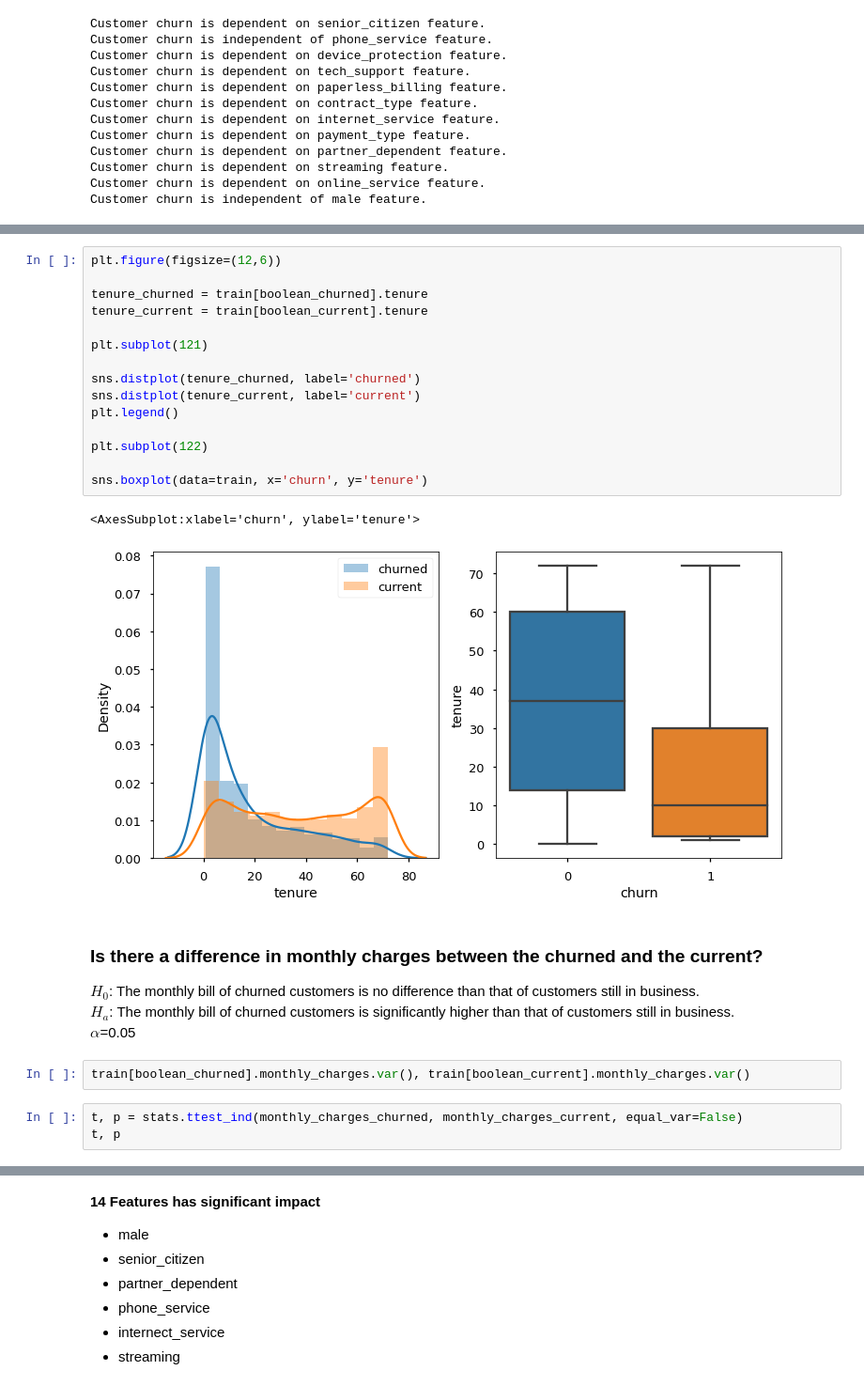
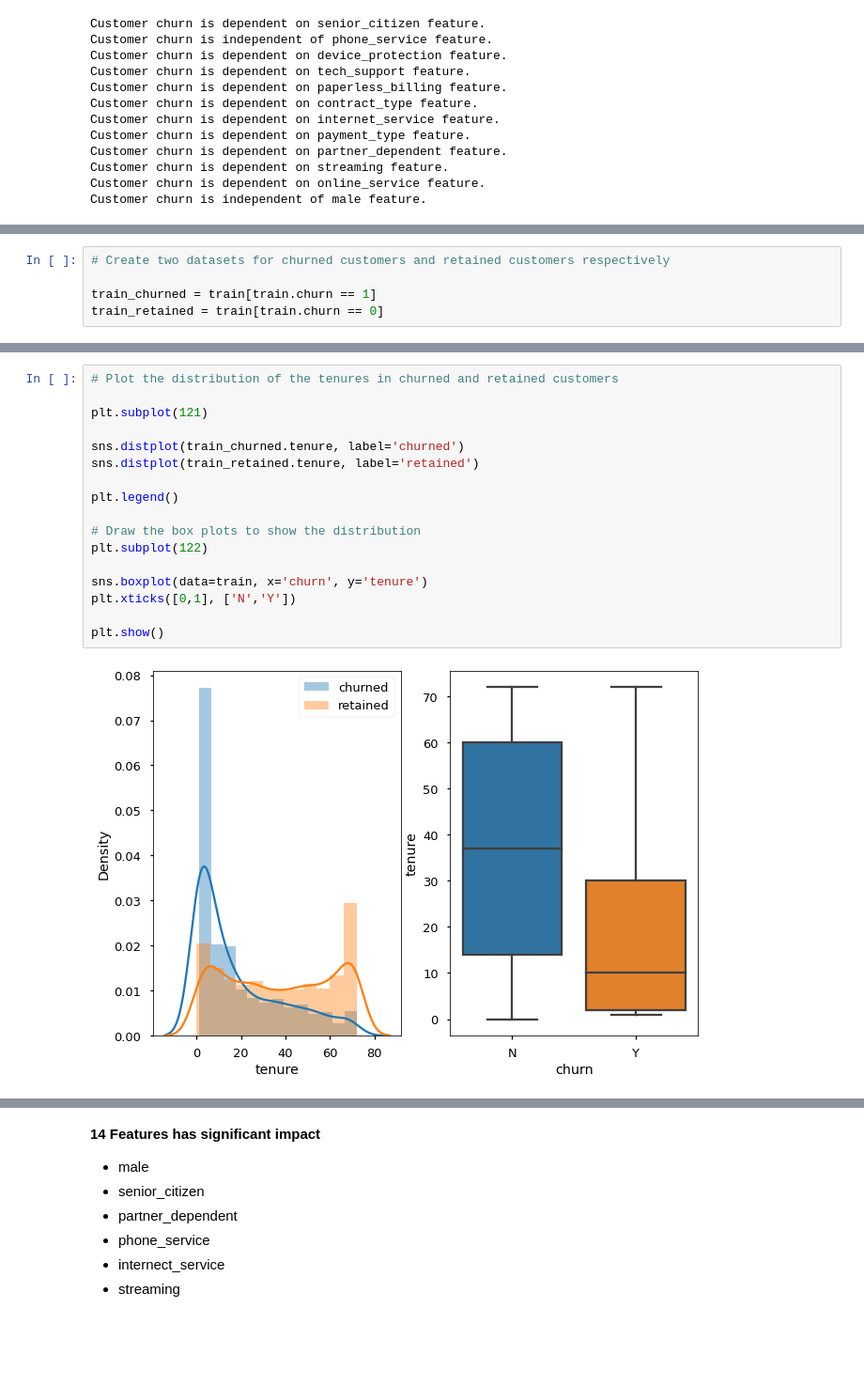
Before and after one commit to Yongliang-Shi/classification-project, a Jupyter notebook: report.ipynb, the cells around one changed output, grey strips where cells are left out. Shown at 94% size. Cells and saved outputs as stored; diff of their text form; blank space fills up the shorter version.

```diff
--- a/report.ipynb
+++ b/report.ipynb
@@ -436,3 +424,8 @@ Customer churn is independent of male feature.
     * p value
     * degrees of freedom
     * the matrix (nparray) of expected values
+# %%
+# Create two datasets for churned customers and retained customers respectively
+
+train_churned = train[train.churn == 1]
+train_retained = train[train.churn == 0]
@@ -459,28 +503,19 @@ sns.boxplot(data=train, x='churn', y='monthly_charges')
 # %%
-plt.figure(figsize=(12,6))
-
-tenure_churned = train[boolean_churned].tenure
-tenure_current = train[boolean_current].tenure
+# Plot the distribution of the tenures in churned and retained customers
 
 plt.subplot(121)
 
-sns.distplot(tenure_churned, label='churned')
-sns.distplot(tenure_current, label='current')
+sns.distplot(train_churned.tenure, label='churned')
+sns.distplot(train_retained.tenure, label='retained')
+
 plt.legend()
 
+# Draw the box plots to show the distribution
 plt.subplot(122)
 
 sns.boxplot(data=train, x='churn', y='tenure')
+plt.xticks([0,1], ['N','Y'])
+
+plt.show()
 # %% [output]
-<AxesSubplot:xlabel='churn', ylabel='tenure'>
-[figure, old version]
+[figure, new version]
-# %% [markdown]
-### Is there a difference in monthly charges between the churned and the current?
-$H_0$: The monthly bill of churned customers is no difference than that of customers still in business.<br>
-$H_a$: The monthly bill of churned customers is significantly higher than that of customers still in business.<br>
-$\alpha$=0.05
-# %%
-train[boolean_churned].monthly_charges.var(), train[boolean_current].monthly_charges.var()
-# %%
-t, p = stats.ttest_ind(monthly_charges_churned, monthly_charges_current, equal_var=False)
-t, p
```
Also changed, not shown: parts of 17 cells of this notebook.
